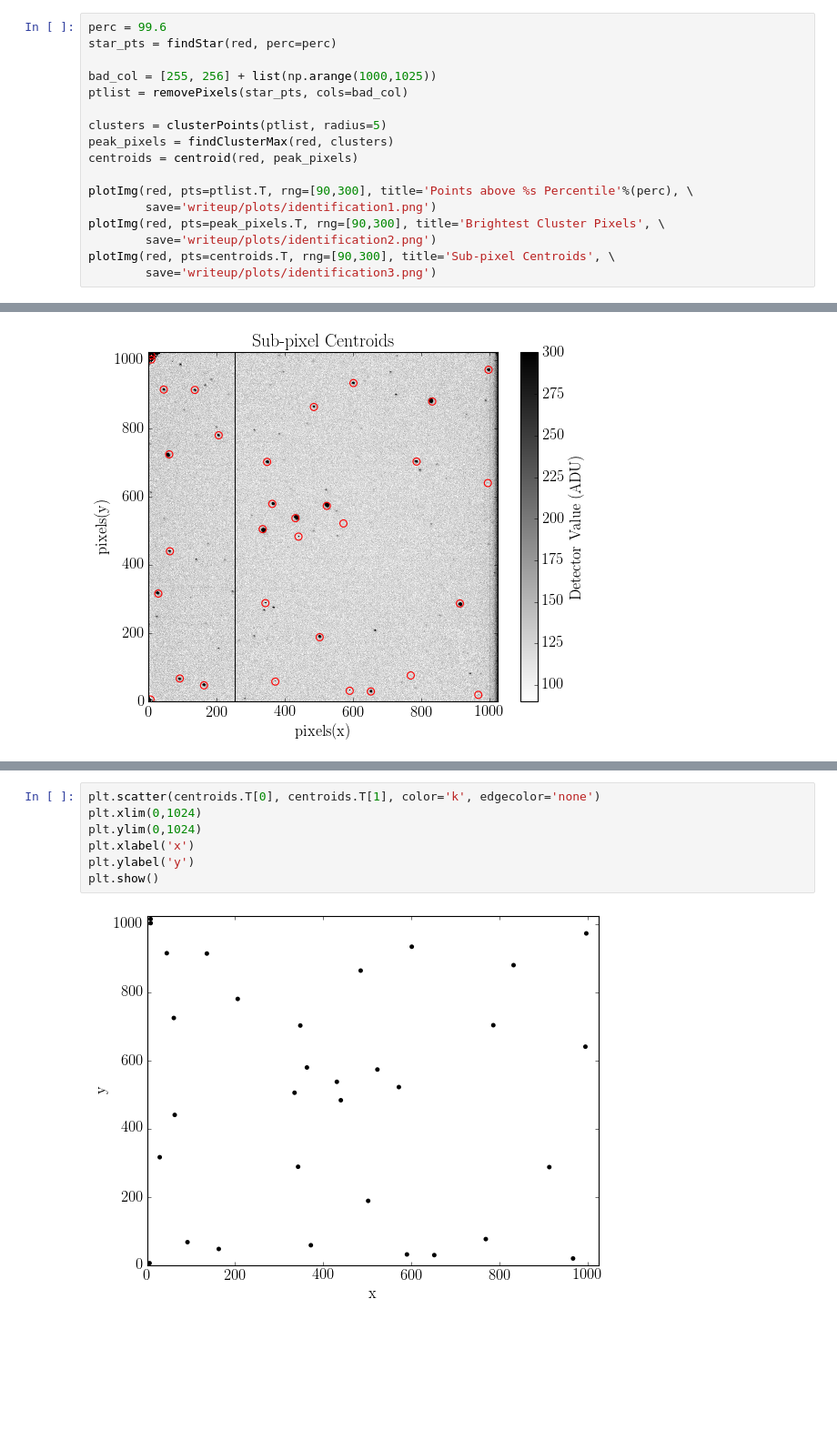
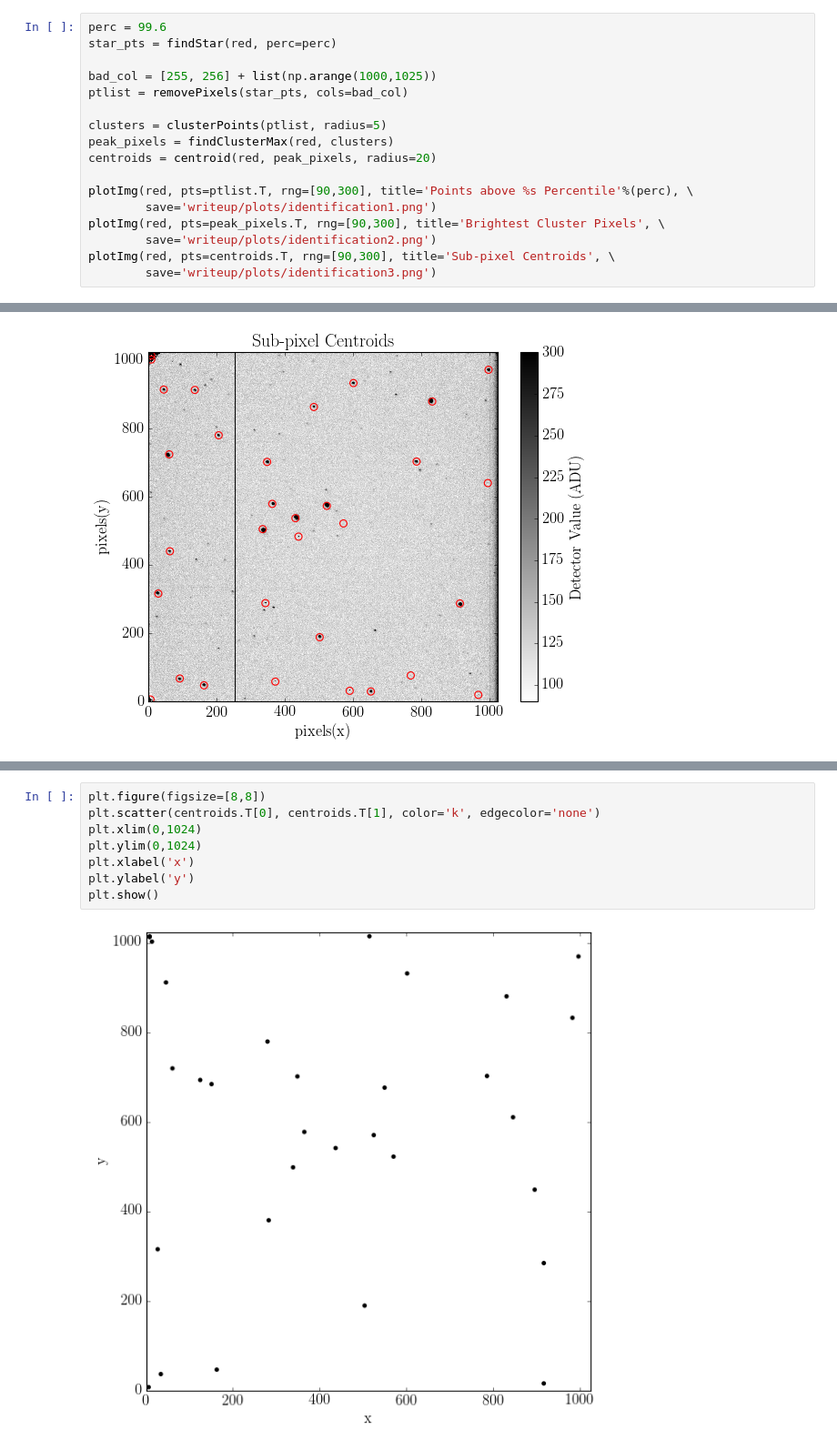
Before and after one commit to jbirky/AsteroidAstrometry, a Jupyter notebook: positions.ipynb, the cells around one changed output, grey strips where cells are left out. Shown at 91% size. Saved outputs shown, nothing was run; the diff lists cells and outputs as text; blank space fills up the shorter version.

```diff
--- a/positions.ipynb
+++ b/positions.ipynb
@@ -28,7 +30,7 @@ ptlist = removePixels(star_pts, cols=bad_col)
 
 clusters = clusterPoints(ptlist, radius=5)
 peak_pixels = findClusterMax(red, clusters)
-centroids = centroid(red, peak_pixels)
+centroids = centroid(red, peak_pixels, radius=20)
 
 plotImg(red, pts=ptlist.T, rng=[90,300], title='Points above %s Percentile'%(perc), \
         save='writeup/plots/identification1.png')
@@ -52,9 +45,10 @@ plt.show()
 # %%
+plt.figure(figsize=[8,8])
 plt.scatter(centroids.T[0], centroids.T[1], color='k', edgecolor='none')
 plt.xlim(0,1024)
 plt.ylim(0,1024)
 plt.xlabel('x')
 plt.ylabel('y')
 plt.show()
 # %% [output]
-[figure, old version]
+[figure, new version]
```
Also changed, not shown: parts of 6 cells of this notebook.
